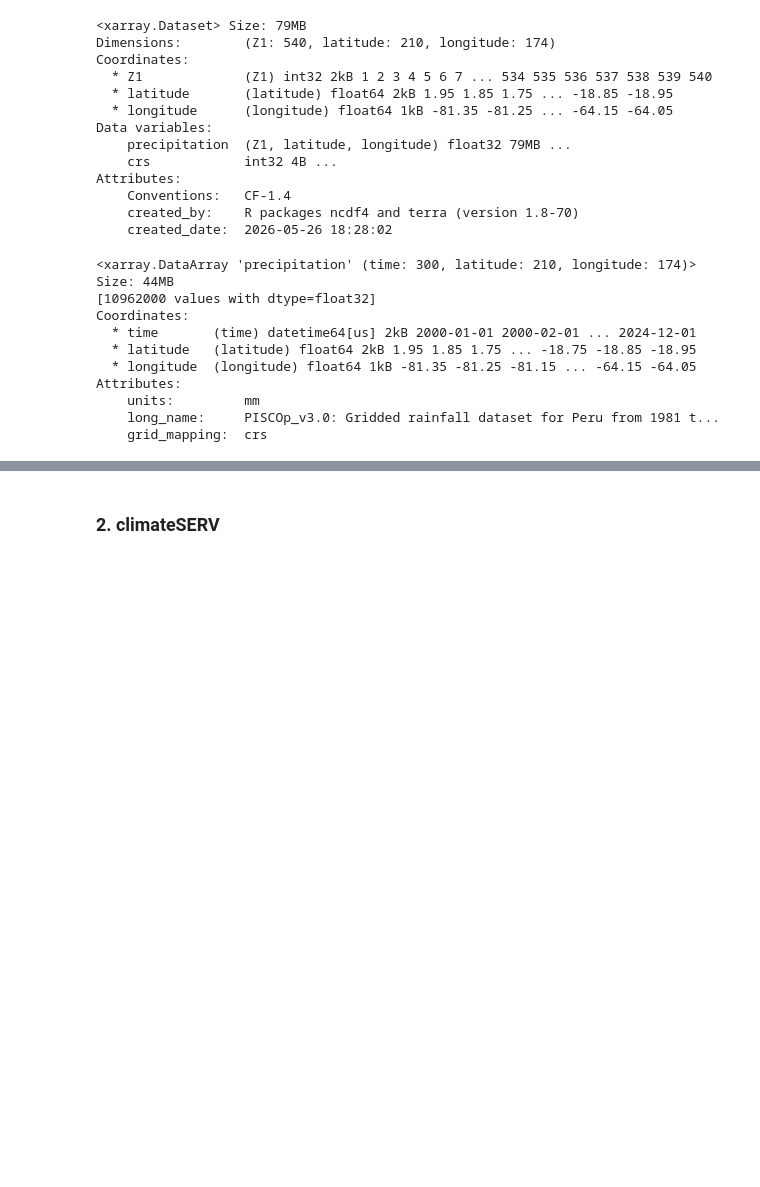
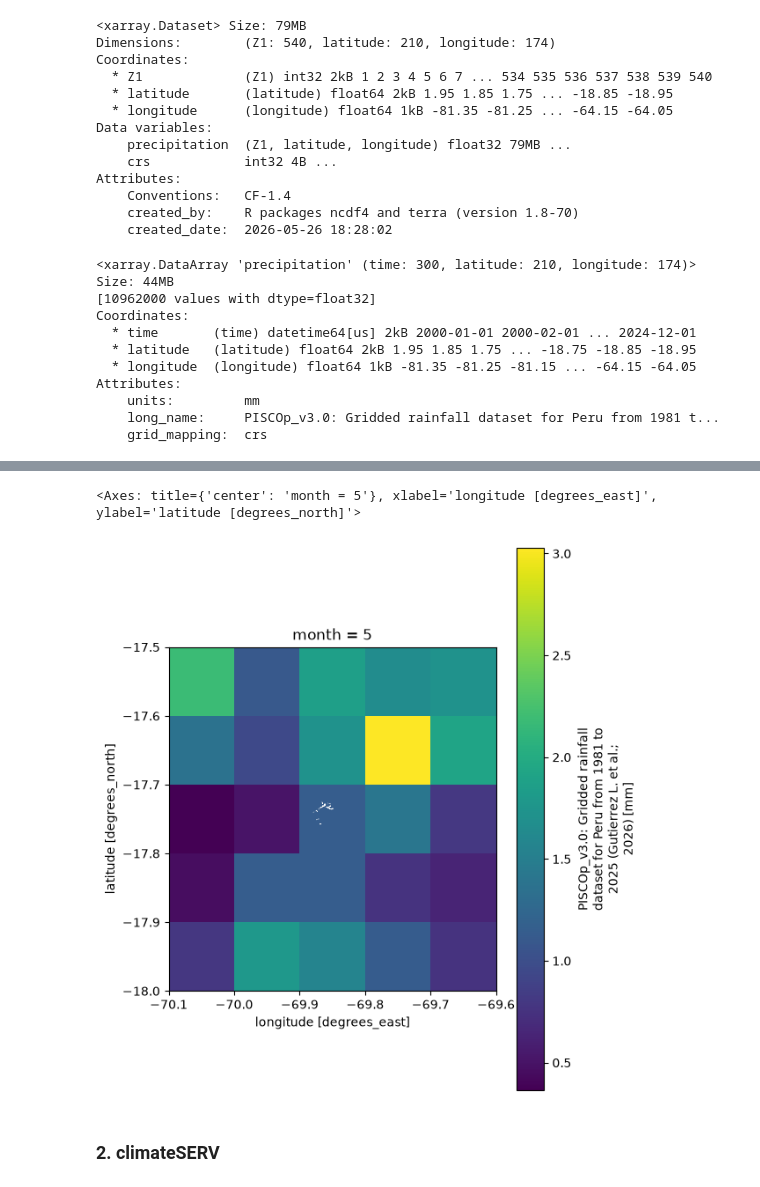
Before and after one commit to SALINASSebas/geocomp_TF, a Jupyter notebook: project_dataSearch.ipynb, the cells around one changed output, grey strips where cells are left out. Cells and saved outputs as stored; diff of their text form; code cells hidden in the pictures; blank space fills up the shorter version.

```diff
--- a/project_dataSearch.ipynb
+++ b/project_dataSearch.ipynb
@@ -171,2 +206,10 @@ p_antauta.groupby('time.month').mean().sel(month=5).plot()
+# %%
+# Visualización de la precipitación promedio del área de los bofedales de Caplina en junio
+fig, ax = plt.subplots(figsize=(6,8))
+p_cap_pisco.groupby('time.month').mean().sel(month=5).plot()
+bof_caplina.plot(ax=ax, facecolor='none', edgecolor='white', linewidth=0.5)
+# %% [output]
+<Axes: title={'center': 'month = 5'}, xlabel='longitude [degrees_east]', ylabel='latitude [degrees_north]'>
+[figure, added]
 # %% [markdown]
 ### 2. climateSERV
```
Also changed, not shown: parts of 22 cells of this notebook, 7 other files.
